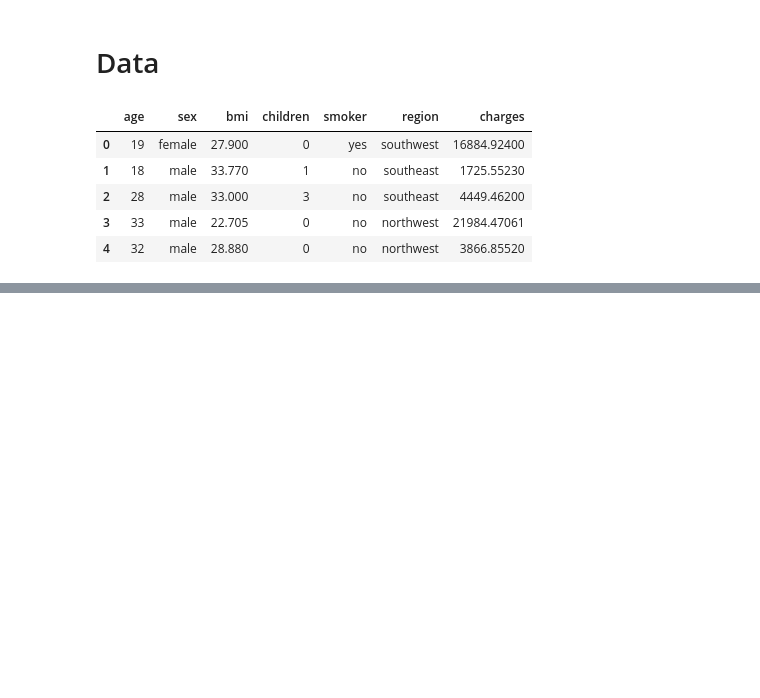
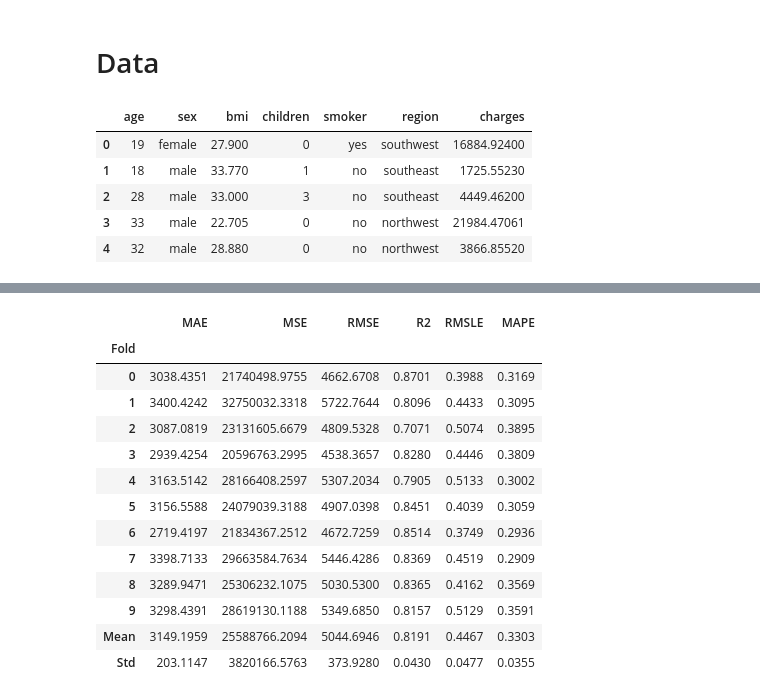
Before and after one commit to asishjose/Patient-Insurance-Charges-Prediction, a Jupyter notebook: notebook.ipynb, the cells around one changed output, grey strips where cells are left out. Cells and saved outputs as stored; diff of their text form; code cells hidden in the pictures; blank space fills up the shorter version.

```diff
--- a/notebook.ipynb
+++ b/notebook.ipynb
@@ -12,0 +90,3 @@ data = get_data('insurance')
+# %%
+lr = create_model('lr')
+# %% [output]
@@ -12,0 +94,14 @@ data = get_data('insurance')
+|  | MAE | MSE | RMSE | R2 | RMSLE | MAPE |
+| Fold |  |  |  |  |  |  |
+| 0 | 3038.4351 | 21740498.9755 | 4662.6708 | 0.8701 | 0.3988 | 0.3169 |
+| 1 | 3400.4242 | 32750032.3318 | 5722.7644 | 0.8096 | 0.4433 | 0.3095 |
+| 2 | 3087.0819 | 23131605.6679 | 4809.5328 | 0.7071 | 0.5074 | 0.3895 |
+| 3 | 2939.4254 | 20596763.2995 | 4538.3657 | 0.8280 | 0.4446 | 0.3809 |
+| 4 | 3163.5142 | 28166408.2597 | 5307.2034 | 0.7905 | 0.5133 | 0.3002 |
+| 5 | 3156.5588 | 24079039.3188 | 4907.0398 | 0.8451 | 0.4039 | 0.3059 |
+| 6 | 2719.4197 | 21834367.2512 | 4672.7259 | 0.8514 | 0.3749 | 0.2936 |
+| 7 | 3398.7133 | 29663584.7634 | 5446.4286 | 0.8369 | 0.4519 | 0.2909 |
+| 8 | 3289.9471 | 25306232.1075 | 5030.5300 | 0.8365 | 0.4162 | 0.3569 |
+| 9 | 3298.4391 | 28619130.1188 | 5349.6850 | 0.8157 | 0.5129 | 0.3591 |
+| Mean | 3149.1959 | 25588766.2094 | 5044.6946 | 0.8191 | 0.4467 | 0.3303 |
+| Std | 203.1147 | 3820166.5763 | 373.9280 | 0.0430 | 0.0477 | 0.0355 |
```
Also changed, not shown: parts of 11 cells of this notebook, 7 other files.
